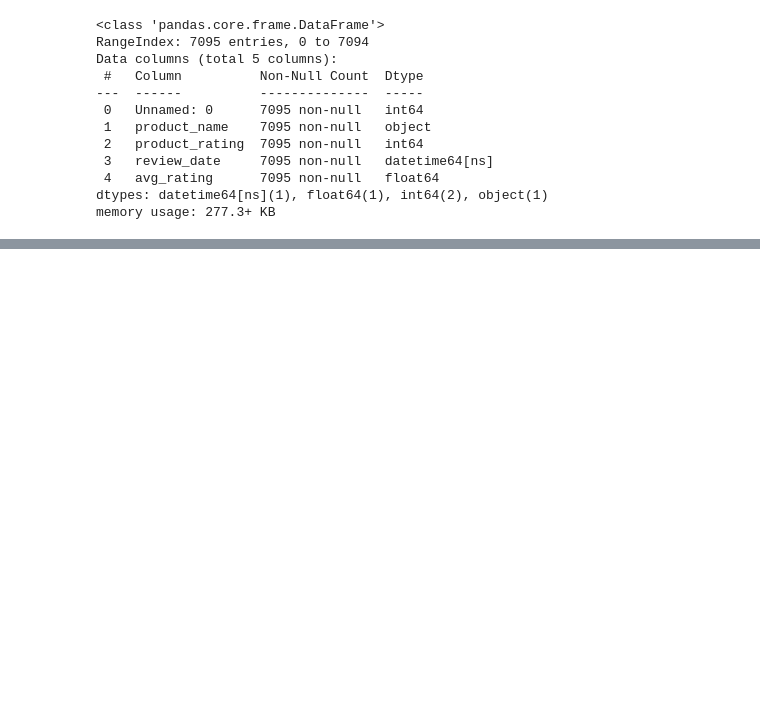
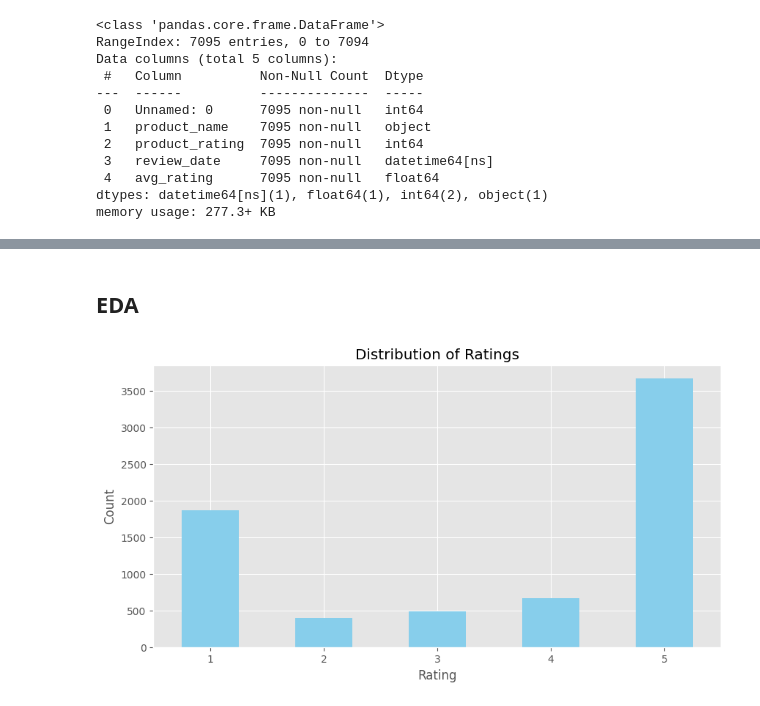
Before and after one commit to OchiengGideon/InternIntelligence_Sentiment-Analysis, a Jupyter notebook: notebook.ipynb, the cells around one changed output, grey strips where cells are left out. Cells and saved outputs as stored; diff of their text form; code cells hidden in the pictures; blank space fills up the shorter version.

```diff
--- a/notebook.ipynb
+++ b/notebook.ipynb
@@ -128,0 +133,12 @@ memory usage: 277.3+ KB
+# %% [markdown]
+## EDA
+# %%
+# checking the distribution of ratings
+df['product_rating'].value_counts().sort_index().plot(kind='bar', figsize=(10, 5), color='skyblue')
+plt.title('Distribution of Ratings')
+plt.xlabel('Rating')
+plt.ylabel('Count')
+plt.xticks(rotation=0)
+plt.show()
+# %% [output]
+[figure, added]
```
Also changed, not shown: parts of 3 cells of this notebook.
